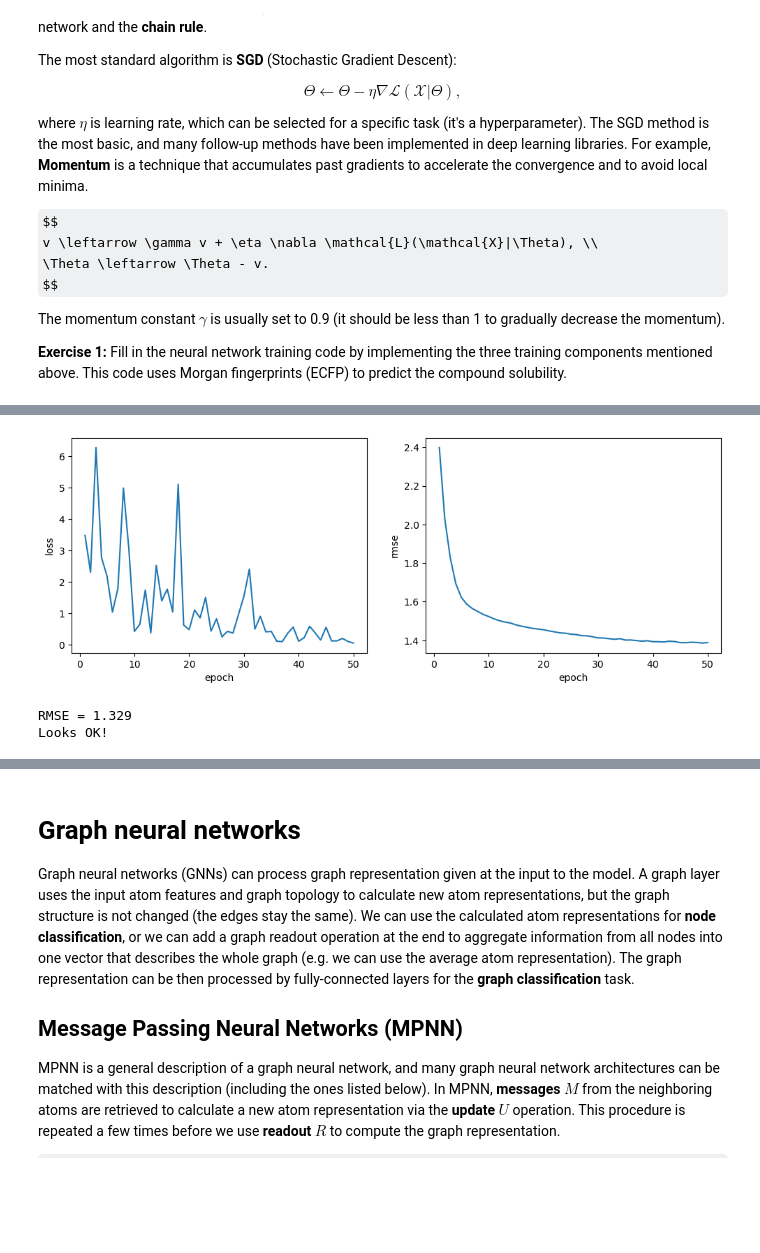
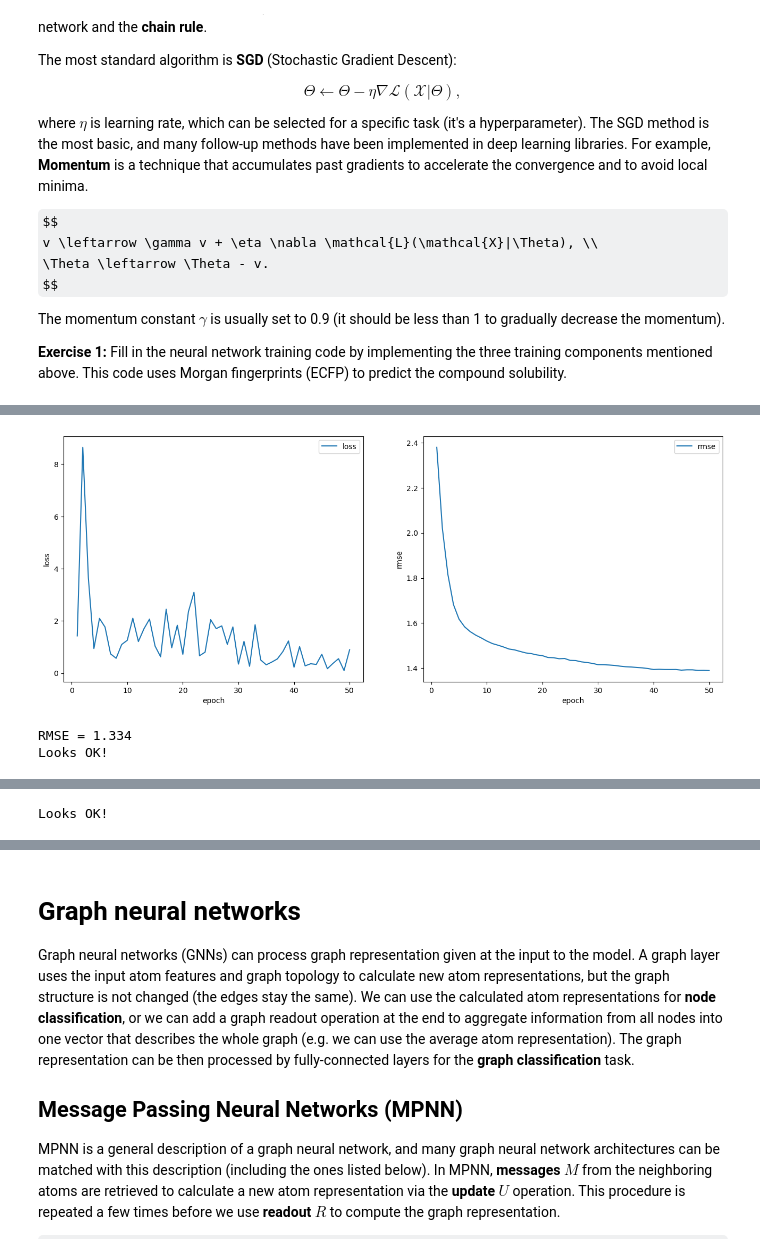
Before and after one commit to asiomchen/mldd23, a Jupyter notebook: labs/L3-graph-neural-networks/laboratory.ipynb, the cells around one changed output, grey strips where cells are left out. Saved outputs shown, nothing was run; the diff lists cells and outputs as text; code cells hidden in the pictures; some formulas as TeX source; blank space fills up the shorter version.

```diff
--- a/labs/L3-graph-neural-networks/laboratory.ipynb
+++ b/labs/L3-graph-neural-networks/laboratory.ipynb
@@ -153,4 +153,6 @@ Done!
 # %%
+from torch import nn
+
 def train(X_train, y_train, X_valid, y_valid):
     # hyperparameters definition
     hidden_size = 512
@@ -159,10 +161,10 @@ def train(X_train, y_train, X_valid, y_valid):
     learning_rate = 0.0001
 
     # model preparation
-    model = torch.nn.Sequential(
-        torch.nn.Linear(X_train.shape[1], hidden_size),
-        torch.nn.ReLU(),
-        torch.nn.Linear(hidden_size, 1),
+    model = nn.Sequential(
+        nn.Linear(X_train.shape[1], hidden_size),
+        nn.ReLU(),
+        nn.Linear(hidden_size, 1),
     )
 
     # data preparation
@@ -172,11 +174,12 @@ def train(X_train, y_train, X_valid, y_valid):
     valid_loader = DataLoader(valid_dataset, batch_size=batch_size, shuffle=False)
 
     # prepare metrics plots
+    fig, ax = plt.subplots(1, 2, figsize=(16, 6))
     df_metrics = pd.DataFrame()
 
     # training loop
     optimizer = torch.optim.Adam(model.parameters(), lr=learning_rate)
-    loss_fn = torch.nn.MSELoss()
+    loss_fn = nn.MSELoss()
     for epoch in trange(1, epochs + 1, leave=False):
         model.train()
         for X, y in tqdm(loader, leave=False):
@@ -190,58 +193,58 @@ def train(X_train, y_train, X_valid, y_valid):
         model.eval()
         preds_batches = []
         with torch.no_grad():
             for X, y in tqdm(valid_loader, leave=False):
                 preds = model(X)
                 preds_batches.append(preds.cpu().detach().numpy())
         preds = np.concatenate(preds_batches)
         rmse_score = rmse(y_valid, preds)
 
         df_metrics = df_metrics.append({'epoch': epoch, 'loss': loss.item(), 'rmse': rmse_score}, ignore_index=True)
-    # plot metrics
-    fig, ax = plt.subplots(1, 2, figsize=(12, 4))
-    ax[0].plot(df_metrics['epoch'], df_metrics['loss'])
-    ax[0].set_xlabel('epoch')
-    ax[0].set_ylabel('loss')
-    ax[1].plot(df_metrics['epoch'], df_metrics['rmse'])
-    ax[1].set_xlabel('epoch')
-    ax[1].set_ylabel('rmse')
-    display.display(fig)
-    display.clear_output(wait=True)
+        ax[0].cla()
+        ax[0].plot(df_metrics['epoch'], df_metrics['loss'], label='loss')
+        ax[0].set_xlabel('epoch')
+        ax[0].set_ylabel('loss')
+        ax[0].legend()
+        ax[1].cla()
+        ax[1].plot(df_metrics['epoch'], df_metrics['rmse'], label='rmse')
+        ax[1].set_xlabel('epoch')
+        ax[1].set_ylabel('rmse')
+        ax[1].legend()
     return model
 
 
 def predict(model, X_test, y_test):
     # hyperparameters definition
     # (but this doesn't change the training results, it's only to optimize the eval speed)
     batch_size = 64
 
     # data preparation
     dataset = TensorDataset(torch.FloatTensor(X_test), torch.FloatTensor(y_test.reshape(-1, 1)))
     loader = DataLoader(dataset, batch_size=batch_size, shuffle=False)
 
     # evaluation loop
     preds_batches = []
     with torch.no_grad():
         for X, y in tqdm(loader):
             preds = model(X)
             preds_batches.append(preds.cpu().detach().numpy())
     preds = np.concatenate(preds_batches)
     return preds
+
+# training
+model = train(X_train, y_train, X_valid, y_valid)
+
+# evaluation
+predictions = predict(model, X_test, y_test)
+# %% [output]
+[figure, added]
-# %%
-# training
-model = train(X_train, y_train, X_valid, y_valid)
-
-# evaluation
-predictions = predict(model, X_test, y_test)
-# %% [output]
-[figure, removed]
 # %%
 rmse_score = rmse(y_test, predictions)
 print(f'RMSE = {rmse_score:.3f}')
 assert rmse_score < 1.6, "It should be possible to obtain RMSE lower than 1.6"
 print('Looks OK!')
 # %% [output]
-RMSE = 1.329
+RMSE = 1.334
 Looks OK!
 # %% [markdown]
 # Molecular graphs
@@ -308 +321,12 @@ class GraphFeaturizer(Featurizer):
+# %%
+featurizer = GraphFeaturizer('Y')
+graph = featurizer(split['test'].iloc[:1])[0]
+
+assert graph.x.ndim == 2, 'The atom features should be a matrix with dimensions (number of atoms) x (number of features)'
+assert graph.edge_index.ndim == 2, 'The edges should be represented as a matrix of atom pairs'
+assert graph.edge_index.shape[0] == 2, 'The first dimension should be 2 (we need atom pairs)'
+assert isinstance(graph.y, torch.FloatTensor) and graph.y.shape == (1,), 'The graph label should be assigned to the variable `y`'
+print('Looks OK!')
+# %% [output]
+Looks OK!
 # %%
```
Also changed, not shown: parts of 19 cells of this notebook.
